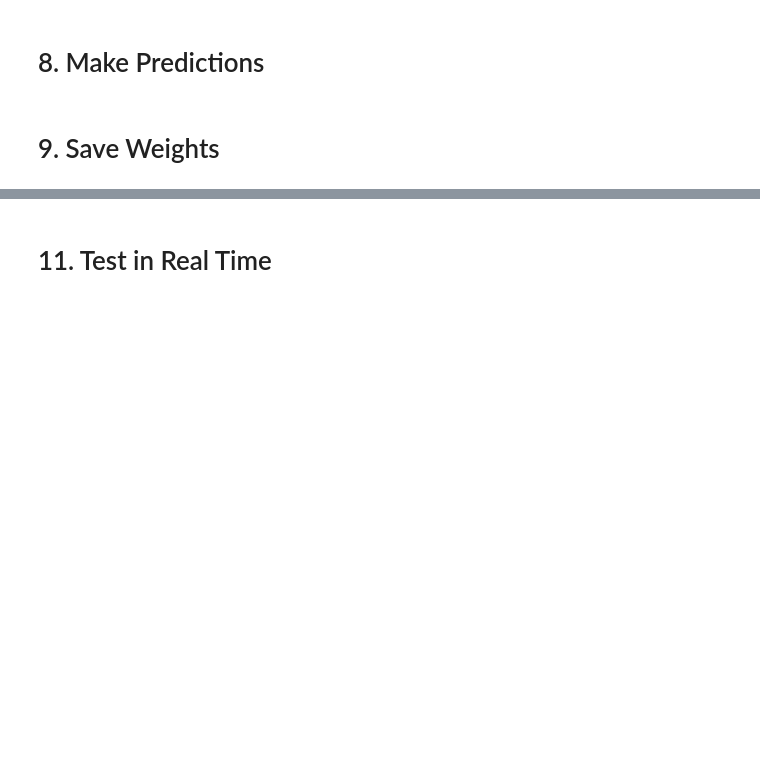
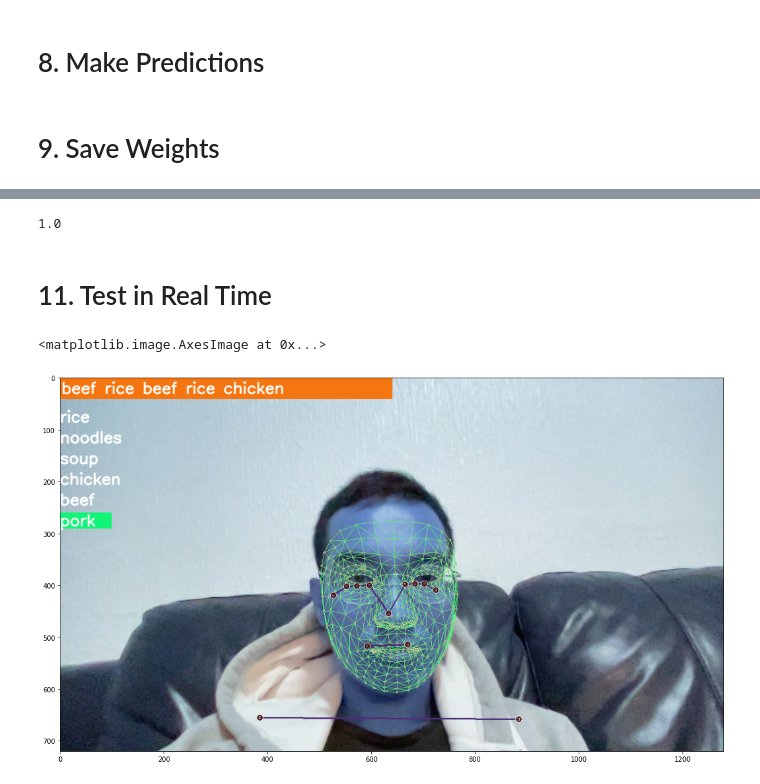
Before and after one commit to hoang-nguyen-184/BSL-recognition-model, a Jupyter notebook: BSL.ipynb, the cells around one changed output, grey strips where cells are left out. Cells and saved outputs as stored; diff of their text form; code cells hidden in the pictures; blank space fills up the shorter version.

```diff
--- a/BSL.ipynb
+++ b/BSL.ipynb
@@ -267,0 +289,2 @@ y_test.shape
+# %%
+model.fit(X_train, y_train, epochs=2000, callbacks=[tb_callback])
@@ -268,2 +330,4 @@ y_test.shape
 # %% [markdown]
 # 8. Make Predictions
+# %%
+res = model.predict(X_test)
@@ -271,0 +344,4 @@ y_test.shape
+# %%
+from tensorflow.keras.models import load_model
+
+model = load_model('BSL.h5')
@@ -274,2 +403,15 @@ y_test.shape
+# %%
+accuracy_score(ytrue, yhat)
+# %% [output]
+1.0
 # %% [markdown]
 # 11. Test in Real Time
+# %%
+colors = [(245,117,16), (117,245,16), (16,117,245), (245,16,117), (117,16,245), (16,245,117)]
+def prob_viz(res, actions, input_frame, colors):
+    output_frame = input_frame.copy()
+    for num, prob in enumerate(res):
+        cv2.rectangle(output_frame, (0,60+num*40), (int(prob*100), 90+num*40), colors[num], -1)
+        cv2.putText(output_frame, actions[num], (0, 85+num*40), cv2.FONT_HERSHEY_SIMPLEX, 1, (255,255,255), 2, cv2.LINE_AA)
+
+    return output_frame
@@ -275,0 +482,6 @@ y_test.shape
+# %%
+plt.figure(figsize=(18,18))
+plt.imshow(prob_viz(res, actions, image, colors))
+# %% [output]
+<matplotlib.image.AxesImage at 0x...>
+[figure, added]
```
Also changed, not shown: parts of 28 cells of this notebook, 1 other file.
